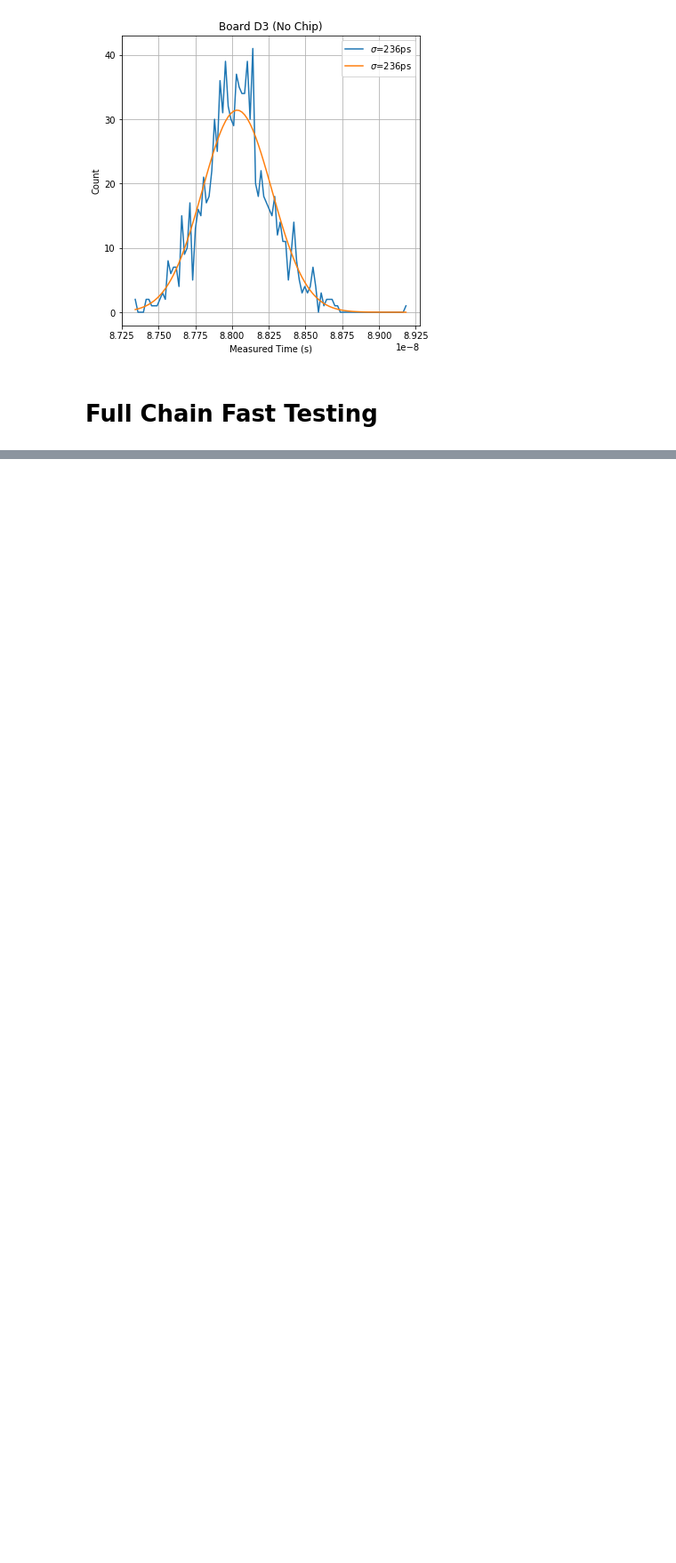
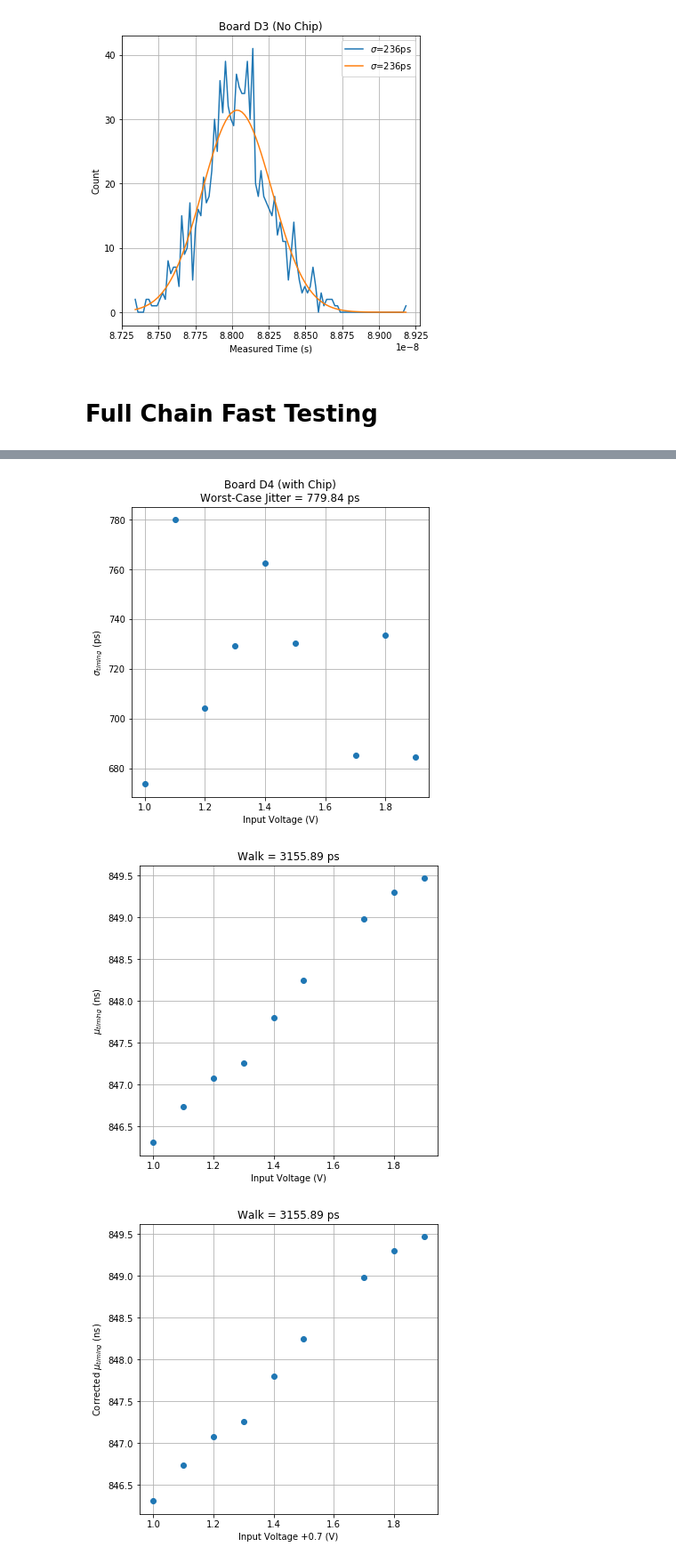
Before and after one commit to iiSmiley/span-ion-code, a Jupyter notebook: testing/plotting.ipynb, the cells around one changed output, grey strips where cells are left out. Shown at 89% size. Cells and saved outputs as stored; diff of their text form; code cells hidden in the pictures; blank space fills up the shorter version.

```diff
--- a/testing/plotting.ipynb
+++ b/testing/plotting.ipynb
@@ -563,0 +591,9 @@ curve_area = np.trapz(tdiff_vals, tdiff_bins)
+# %%
+data_path = '../../data/testing/temp'
+
+# Get all relevant files in directory
+filt = lambda f: '1.6' not in f
+filt_contents = lambda config: config['vin_amp'] > 0
+file_in_vec = [f'{data_path}/{f}' for f in listdir(data_path) if (isfile(join(data_path, f))) and filt(f)]
+# %%
+filt_cond = lambda x: (x > 2e-6)
@@ -563,0 +649,35 @@ curve_area = np.trapz(tdiff_vals, tdiff_bins)
+# %%
+plt.rcParams['figure.figsize'] = (6,6)
+plt.rcParams.update({'font.size': 10})
+
+# TODO correct walk
+tdiff_corrected = list(tdiff_avg_vec)
+
+# idx_worst = np.argmax(tdiff_std_vec)
+# vin_worst = vin_vec[idx_worst]
+# tdiff_std_worst = np.max(tdiff_std_vec)
+
+plt.plot(vin_vec, [t*1e12 for t in tdiff_std_vec], 'o')
+plt.grid(True)
+plt.xlabel("Input Voltage (V)")
+plt.ylabel("$\sigma_{timing}$ (ps)")
+# plt.title(f'Worst-Case Jitter = {round(tdiff_worst*1e12, 2)} ps\nVin={round(vin_worst, 2)}V\n{file_worst}')
+plt.title(f'Board D4 (with Chip)\nWorst-Case Jitter = {round(tdiff_worst*1e12, 2)} ps')
+
+plt.figure()
+plt.plot(vin_vec, [t*1e9 for t in tdiff_avg_vec], 'o')
+plt.grid(True)
+plt.xlabel("Input Voltage (V)")
+plt.ylabel("$\mu_{timing}$ (ns)")
+plt.title(f'Walk = {round((max(tdiff_avg_vec)-min(tdiff_avg_vec))*1e12, 2)} ps');
+
+plt.figure()
+plt.plot(vin_vec, [t*1e9 for t in tdiff_corrected], 'o')
+plt.grid(True)
+plt.xlabel("Input Voltage (V)");
+plt.ylabel("Corrected $\mu_{timing}$ (ns)");
+plt.title(f'Walk = {round((max(tdiff_corrected)-min(tdiff_corrected))*1e12, 2)} ps');
+# %% [output]
+[figure, added]
+[figure, added]
+[figure, added]
```
Also changed, not shown: parts of 8 cells of this notebook, 2 other files.
